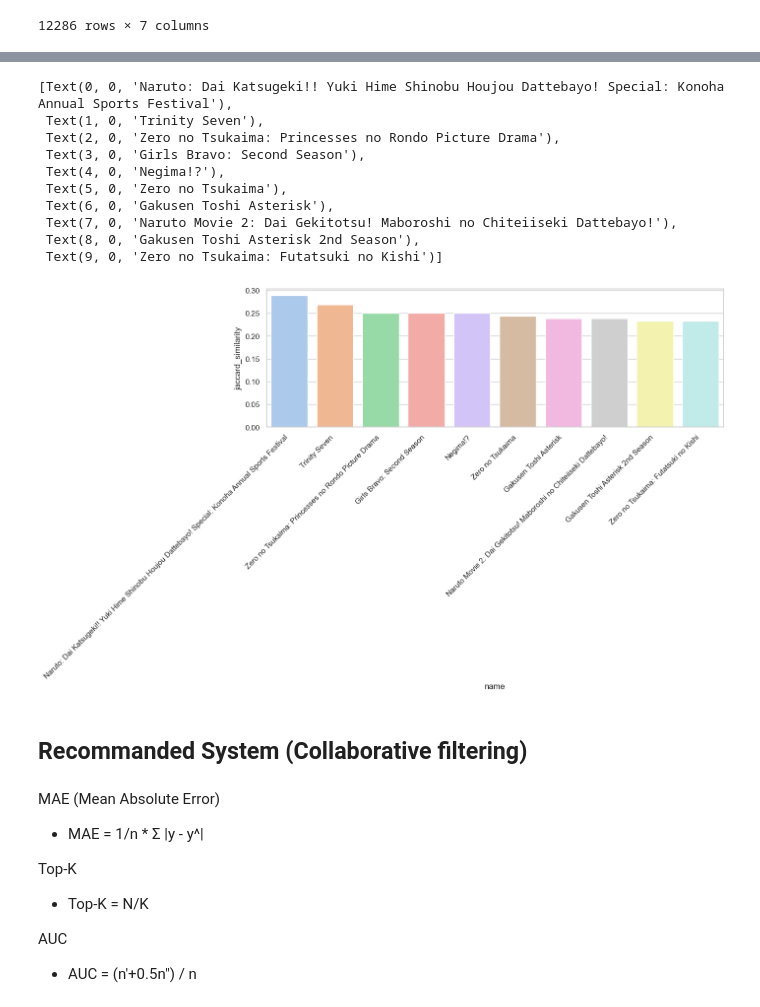
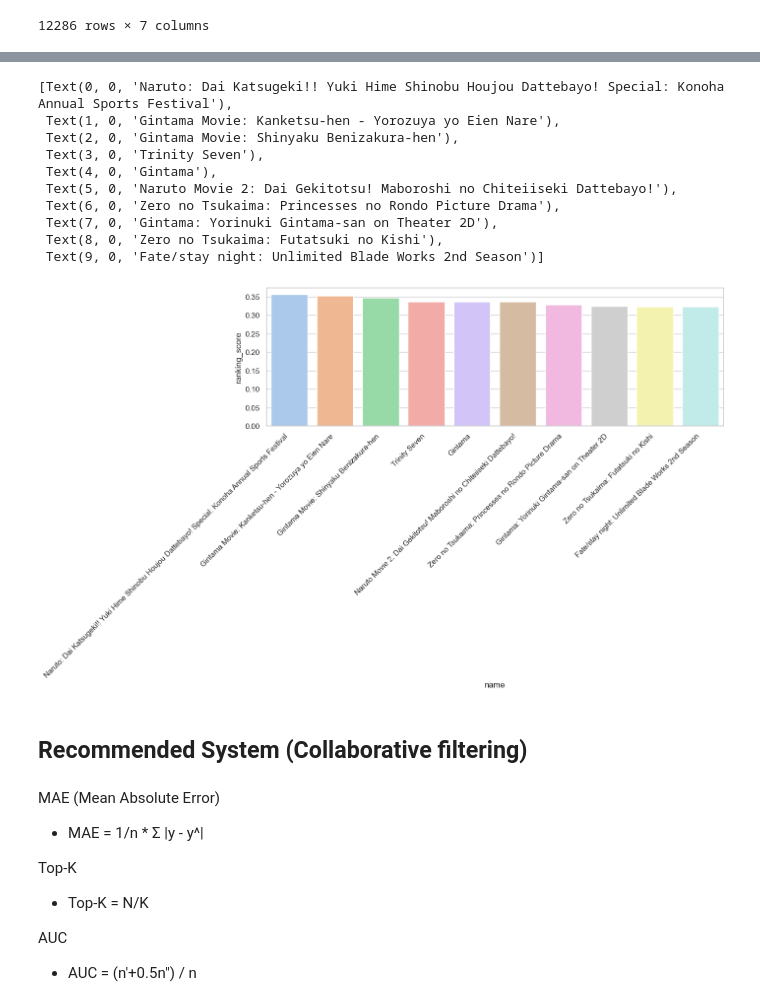
Before and after one commit to phukphoom/anime-recommander-system, a Jupyter notebook: AnimeRecommenderSystem/anime.ipynb, the cells around one changed output, grey strips where cells are left out. Saved outputs shown, nothing was run; the diff lists cells and outputs as text; code cells hidden in the pictures.

```diff
--- a/AnimeRecommenderSystem/anime.ipynb
+++ b/AnimeRecommenderSystem/anime.ipynb
@@ -665,25 +707,25 @@ User keywords : ['harem', 'romance', 'special', 'action', 'shiroyasha', 'hime',
 # %%
 fig, axs = plt.subplots(ncols=1, figsize=CONFIG.PLT_FIG_SIZE)
 fig.tight_layout(pad=5.0)
 
 plt_0 = sns.barplot(data=ctb_suggestion_df, x='name',
-                    y='jaccard_similarity', ax=axs)
+                    y='ranking_score', ax=axs)
 plt_0.set_xticklabels(plt_0.get_xticklabels(),
                       rotation=45, horizontalalignment='right')
 # %% [output]
 [Text(0, 0, 'Naruto: Dai Katsugeki!! Yuki Hime Shinobu Houjou Dattebayo! Special: Konoha Annual Sports Festival'),
- Text(1, 0, 'Trinity Seven'),
- Text(2, 0, 'Zero no Tsukaima: Princesses no Rondo Picture Drama'),
- Text(3, 0, 'Girls Bravo: Second Season'),
- Text(4, 0, 'Negima!?'),
- Text(5, 0, 'Zero no Tsukaima'),
- Text(6, 0, 'Gakusen Toshi Asterisk'),
- Text(7, 0, 'Naruto Movie 2: Dai Gekitotsu! Maboroshi no Chiteiiseki Dattebayo!'),
- Text(8, 0, 'Gakusen Toshi Asterisk 2nd Season'),
- Text(9, 0, 'Zero no Tsukaima: Futatsuki no Kishi')]
+ Text(1, 0, 'Gintama Movie: Kanketsu-hen - Yorozuya yo Eien Nare'),
+ Text(2, 0, 'Gintama Movie: Shinyaku Benizakura-hen'),
+ Text(3, 0, 'Trinity Seven'),
+ Text(4, 0, 'Gintama'),
+ Text(5, 0, 'Naruto Movie 2: Dai Gekitotsu! Maboroshi no Chiteiiseki Dattebayo!'),
+ Text(6, 0, 'Zero no Tsukaima: Princesses no Rondo Picture Drama'),
+ Text(7, 0, 'Gintama: Yorinuki Gintama-san on Theater 2D'),
+ Text(8, 0, 'Zero no Tsukaima: Futatsuki no Kishi'),
+ Text(9, 0, 'Fate/stay night: Unlimited Blade Works 2nd Season')]
-[figure, old version]
+[figure, new version]
 # %% [markdown]
-## **Recommanded System (Collaborative filtering)**
+## **Recommended System (Collaborative filtering)**
 # %% [markdown]
 MAE (Mean Absolute Error)
 - MAE = 1/n * Σ |y - y^|
```
Also changed, not shown: parts of 7 cells of this notebook.
